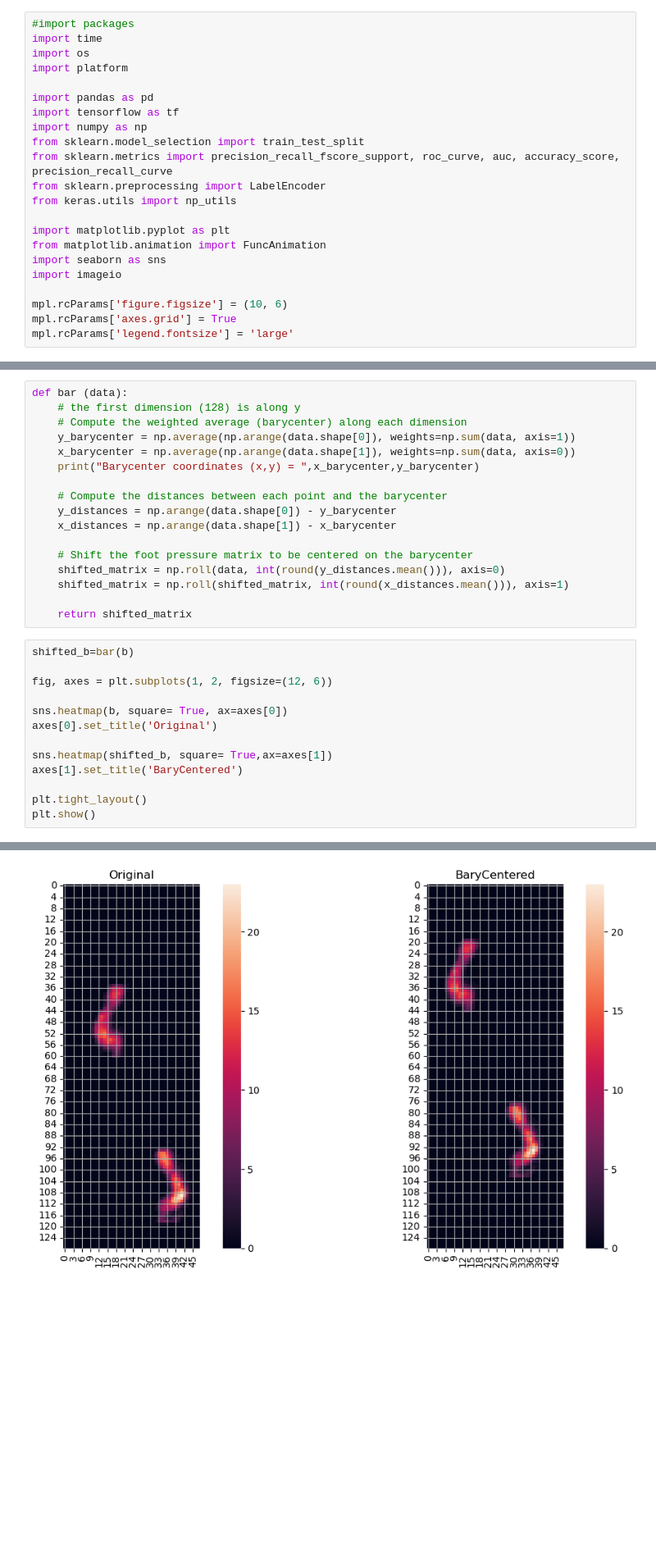
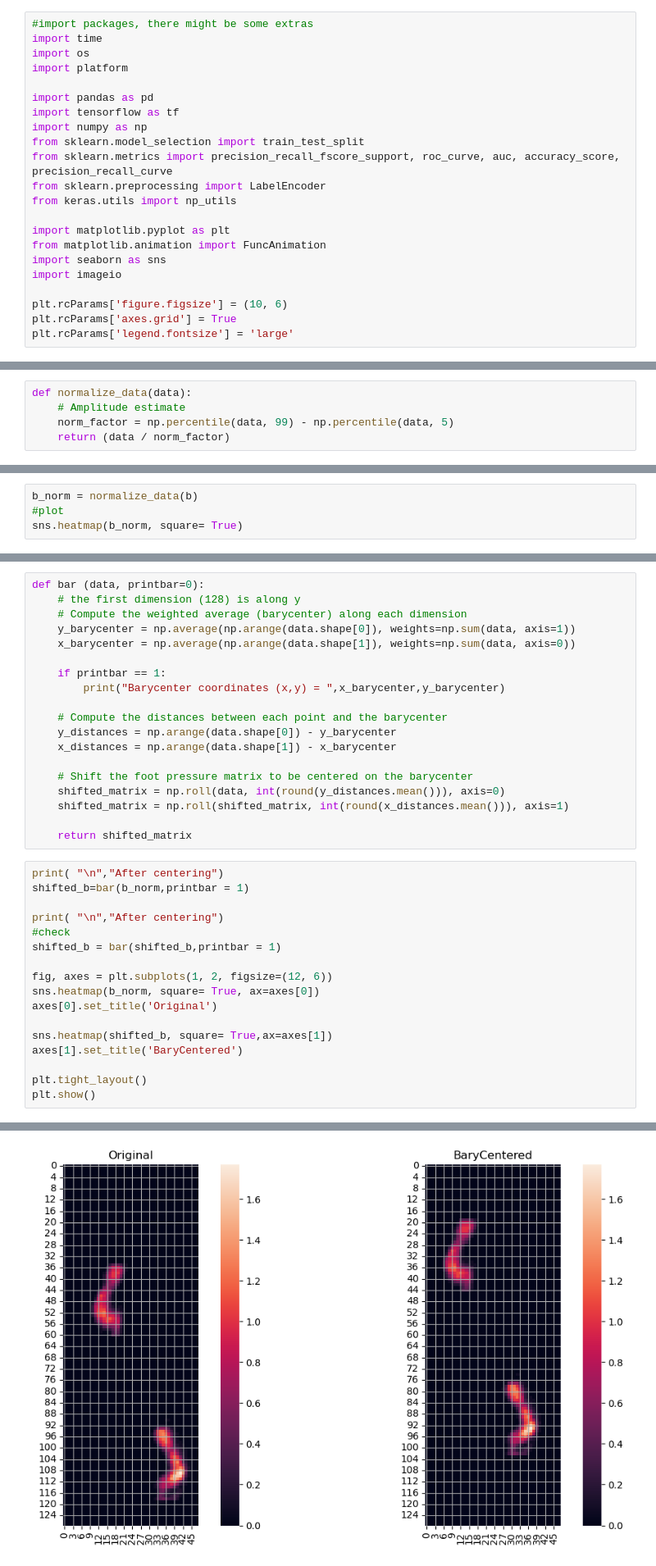
Before and after one commit to lorebarbiero/RNN-Gait-recognition, a Jupyter notebook: Main Notebook.ipynb, the cells around one changed output, grey strips where cells are left out. Shown at 82% size. Cells and saved outputs as stored; diff of their text form; blank space fills up the shorter version.

```diff
--- a/Main Notebook.ipynb
+++ b/Main Notebook.ipynb
@@ -1,7 +1,7 @@
 # %% [markdown]
 # Proper big notebook
 # %%
-#import packages
+#import packages, there might be some extras
 import time
 import os
 import platform
@@ -19,6 +19,6 @@ from matplotlib.animation import FuncAnimation
 import seaborn as sns
 import imageio
 
-mpl.rcParams['figure.figsize'] = (10, 6)
-mpl.rcParams['axes.grid'] = True
-mpl.rcParams['legend.fontsize'] = 'large'
+plt.rcParams['figure.figsize'] = (10, 6)
+plt.rcParams['axes.grid'] = True
+plt.rcParams['legend.fontsize'] = 'large'
@@ -125,2 +128,7 @@ Train/test split
+# %%
+def normalize_data(data):
+    # Amplitude estimate
+    norm_factor = np.percentile(data, 99) - np.percentile(data, 5)
+    return (data / norm_factor)
 # %% [markdown]
 ### Skeleton specific functions
@@ -296,0 +319,4 @@ Shift all matrices to be centered wrt the barycenter
+# %%
+b_norm = normalize_data(b)
+#plot
+sns.heatmap(b_norm, square= True)
@@ -297,10 +328,12 @@ Shift all matrices to be centered wrt the barycenter
 # %%
-def bar (data):
+def bar (data, printbar=0):
     # the first dimension (128) is along y
     # Compute the weighted average (barycenter) along each dimension
     y_barycenter = np.average(np.arange(data.shape[0]), weights=np.sum(data, axis=1))
     x_barycenter = np.average(np.arange(data.shape[1]), weights=np.sum(data, axis=0))
-    print("Barycenter coordinates (x,y) = ",x_barycenter,y_barycenter)
+
+    if printbar == 1:
+        print("Barycenter coordinates (x,y) = ",x_barycenter,y_barycenter)
 
     # Compute the distances between each point and the barycenter
     y_distances = np.arange(data.shape[0]) - y_barycenter
@@ -312,11 +345,15 @@ def bar (data):
 
     return shifted_matrix
 # %%
-shifted_b=bar(b)
+print( "\n","After centering")
+shifted_b=bar(b_norm,printbar = 1)
+
+print( "\n","After centering")
+#check
+shifted_b = bar(shifted_b,printbar = 1)
 
 fig, axes = plt.subplots(1, 2, figsize=(12, 6))
-
-sns.heatmap(b, square= True, ax=axes[0])
+sns.heatmap(b_norm, square= True, ax=axes[0])
 axes[0].set_title('Original')
 
 sns.heatmap(shifted_b, square= True,ax=axes[1])
@@ -329 +370 @@ Barycenter coordinates (x,y) =  27.79927558104437 79.38877150618775
-[figure, old version]
+[figure, new version]
```
Also changed, not shown: parts of 21 cells of this notebook.
